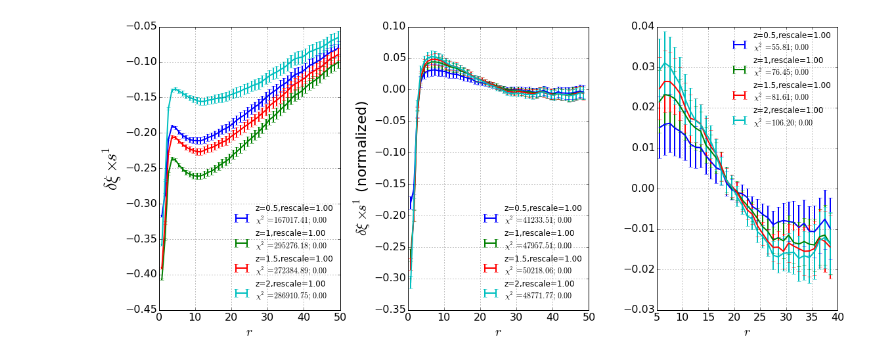
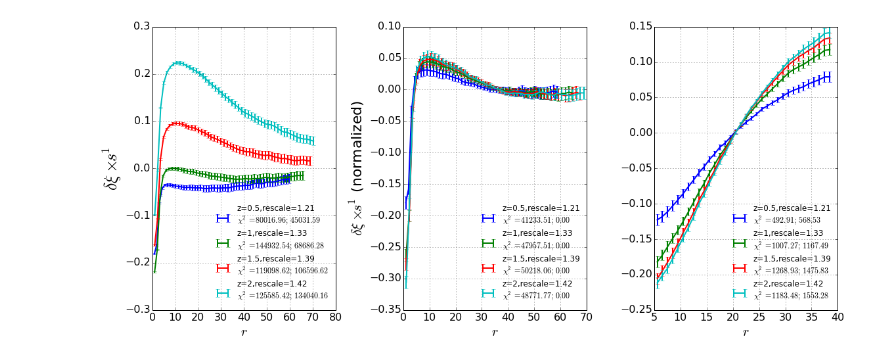
Before and after one commit to xiaodongli1986/LSS_xis, a Jupyter notebook: src/Calc_Omegam_likelihood.ipynb, the cells around one changed output. Drawn from its saved outputs; the diff is of its cells as text; code cells hidden in the pictures.

```diff
--- a/src/Calc_Omegam_likelihood.ipynb
+++ b/src/Calc_Omegam_likelihood.ipynb
@@ -1,8 +1,17 @@
 # %%
+
+
 %pylab inline
 from stdA import *
 from stdA_stat import *
 import copy as copy
+import numpy as np
+Dense1subscan_omlist = np.linspace(0.06, 0.66, 25)
+Dense1subscan_wlist = np.linspace(-2.5, 0.0, 51)
+Dense1subscan_omwlist = sumlist([[[om,w] for om in Dense1subscan_omlist] for w in Dense1subscan_wlist])
+Dense2subscan_omlist = np.linspace(0.06, 0.41, 14*5+1)
+Dense2subscan_wlist = np.linspace(-1.5, -0.4, 22*2+1)
+Dense2subscan_omwlist = sumlist([[[om,w] for om in Dense2subscan_omlist] for w in Dense2subscan_wlist])
 
 i1, i2 = 6, 40
 sfact = 1
@@ -28,13 +35,17 @@ Populating the interactive namespace from numpy and matplotlib
 # %%
 #for delta_imock in [0,1,2,3,4]:
+
+## 0. om, w list
+omwlist = Dense1subscan_omwlist
+om_dft, w_dft = [0.26,-1]
+Scanname = 'Dense1subscan'
 
 ## 1. redshift snapshots
 zstrs = ['0', '0.5', '1', '1.5', '2']
 
-
 ## 2. Settings for plots
 make_plot = True
-savefig=False
+savefig=True
 
 ## 3. Error bar settings
 use_whole_snapshot_erbar = True
@@ -43,6 +54,21 @@ use_whole_snapshot_erbar = True
 def norm_SkipLast(X):
     return normto1(X)[0:len(X)-1]
 normfun = norm_SkipLast
+
+## Storage file
+scanstr  = Scanname+'_sfact'+str(sfact)+'_s'+str(i1-1)+'to'+str(i2)
+if use_whole_snapshot_erbar:
+    scanstr+= '_WholeSnapShot'
+else:
+    scanstr+= '_SingleSubSlice'
+scanchisqfile = '../chisqs/'+scanstr+'.'+str(len(omwlist))+'chisqs'
+print 'Output to file: ', scanchisqfile
+scanf = open(scanchisqfile, 'w')
+scanf.write('## Chisqs, default cosmology  = 0.26,-1.  fmt: omw,  chisqY1_uncor, chisqY1_corred, chisqY2_uncor, chisqY2_corred, chisqY3_uncor, chisqY3_corred. '+\
+            '(Total values, and single values from comparing z='+array_to_str(zstrs[1:len(zstrs)],',')+' to z='+zstrs[0]+\
+            '), vaules of rescaling, minimal-rescaling-outflow check (0 if outflow).\n')
+minimal_rescale_outflow_thredshold = i2 / (50+0.0)
+print 'Rescale shall  >', minimal_rescale_outflow_thredshold, ' to avoid outflow.'
 
 if True:
     ### 1. Storage Structures
@@ -58,15 +84,15 @@ if True:
     Delta_Y1_syss = []
     Delta_Y2_syss = []
     Delta_Y3_syss = []
-    irescale = 0
+    iomw = 0
     ### 2. Loop of rescales
-    for rescales in [
-            [1.0, 1.0, 1.0, 1.0, 1.0],
-            #[1.0, 1.2, 1.2, 1.2, 1.2],
-            #[1.0, 1.0, 1.0, 1.0, 1.0],
-            [DA(0.41,-1.0,0.6,float(zz)+0.0001)/DA(0.31,-1, 0.6,float(zz)+0.0001) for zz in zstrs],
-            #[1.0, 0.8, 0.8, 0.8, 0.8],
-                ]:
+    chisq_dict = {}
+
+    for omw in [[om_dft, w_dft]]+omwlist:
+        om,w = omw
+        print ' iomw, numomw = ', iomw, len(omwlist)
+        rescales = [DA(om,w,0.6,float(zz)+0.00001)/DA(om_dft,w_dft,0.6,float(zz)+0.00001) for zz in zstrs]
+        chisq_dict[omwstr(om,w)] = []
         iz = 0
         if make_plot:
             figa = plt.figure(figsize=(16,7))
@@ -119,7 +145,7 @@ if True:
                 Y2refs = [[xxx for xxx in xx] for xx in Y2s]
                 Y3refs = [[xxx for xxx in xx] for xx in Y3s]
 
-                if irescale == 0: # Add to storage
+                if iomw == 0: # Add to storage
                     covmats_Delta_Y1.append(0);covmats_Delta_Y2.append(0);covmats_Delta_Y3.append(0)
                     Delta_Yer1s.append(0);Delta_Yer2s.append(0);Delta_Yer3s.append(0)
                     Delta_Y1_syss.append(0);Delta_Y2_syss.append(0);Delta_Y3_syss.append(0);
@@ -127,7 +153,7 @@ if True:
                 Delta_Y1 = get_diffarray(Y1ref,Y1);
                 Delta_Y2 = get_diffarray(Y2ref,Y2);
                 Delta_Y3 = get_diffarray(Y3ref,Y3);
-                if irescale == 0:
+                if iomw == 0:
 
                     Delta_Y1_sys = [xx for xx in Delta_Y1];
                     Delta_Y2_sys = [xx for xx in Delta_Y2];
@@ -168,6 +194,9 @@ if True:
                     ernormfact = 1.0/(num_mock+0.0-1)**0.5
                     chisq_Y1_uncor /= (ernormfact**2.0); chisq_Y2_uncor /= (ernormfact**2.0); chisq_Y3_uncor /= (ernormfact**2.0);
                     chisq_Y1_corred /= (ernormfact**2.0); chisq_Y2_corred /= (ernormfact**2.0); chisq_Y3_corred /= (ernormfact**2.0);
+                chisq_dict[omwstr(om,w)].append([chisq_Y1_uncor,chisq_Y1_corred,
+                                                     chisq_Y2_uncor,chisq_Y2_corred,
+                                                     chisq_Y3_uncor,chisq_Y3_corred,])
             if make_plot:
                 ax1a.errorbar(Rmid, Y1, Yer1, label = 'z='+nowzstr, lw=2)
                 ax1a.set_ylabel('$\\xi \\times s^{'+str(sfact)+'}$', fontsize=26)
@@ -195,10 +224,31 @@ if True:
                     ax.set_yscale("log")
             figa.tight_layout()
             figb.tight_layout()
-            #if savefig:
-                #figa.savefig('DiffzAll_sfact'+str(sfact)+'.eps', format='eps')
-                #figb.savefig('DiffzAll_sfact'+str(sfact)+'_delta.eps', format='eps')
-            plt.show()
+            ax1a.text(0.1,0.1,omwstr(om,w), transform=ax1a.transAxes,fontsize=18)
+            ax2a.text(0.1,0.1,omwstr(om,w), transform=ax1a.transAxes,fontsize=18)
+            if savefig:
+                figa.savefig(scanstr+'_'+omwstr(om,w)+'.eps', format='eps')
+                figb.savefig(scanstr+'_'+omwstr(om,w)+'_delta.eps', format='eps')
+        #plt.show()
         pass
-        irescale += 1
+        chisqY1_uncor  = sum([XX[0] for XX in chisq_dict[omwstr(om,w)]])
+        chisqY1_corred = sum([XX[1] for XX in chisq_dict[omwstr(om,w)]])
+        chisqY2_uncor  = sum([XX[2] for XX in chisq_dict[omwstr(om,w)]])
+        chisqY2_corred = sum([XX[3] for XX in chisq_dict[omwstr(om,w)]])
+        chisqY3_uncor  = sum([XX[4] for XX in chisq_dict[omwstr(om,w)]])
+        chisqY3_corred = sum([XX[5] for XX in chisq_dict[omwstr(om,w)]])
+        chisq_dict[omwstr(om,w)].insert(0,[chisqY1_uncor,chisqY1_corred,chisqY2_uncor,chisqY2_corred,chisqY3_uncor,chisqY3_corred,])
+        now_value_str = array_to_str_fmtted(sumlist(chisq_dict[omwstr(om,w)]),fmt='%14.7e')
+        now_value_str += '           '
+        now_value_str += array_to_str_fmtted(rescales, fmt='%8.5f')
+        if min(rescales)<0.8:
+            now_value_str += '   0'
+        else:
+            now_value_str += '   1'
+        #print chisq_dict[omwstr(om,w)]
+        #print now_value_str
+        scanf.write(omwstr(om,w)+'  '+now_value_str+'\n')
+        plt.show()
+        iomw += 1
+scanf.close()
 # %% [output]
@@ -206 +257 @@ if True:
-[figure, old version]
+[figure, new version]
```
Also changed, not shown: parts of 2 cells of this notebook, 3 other files.
